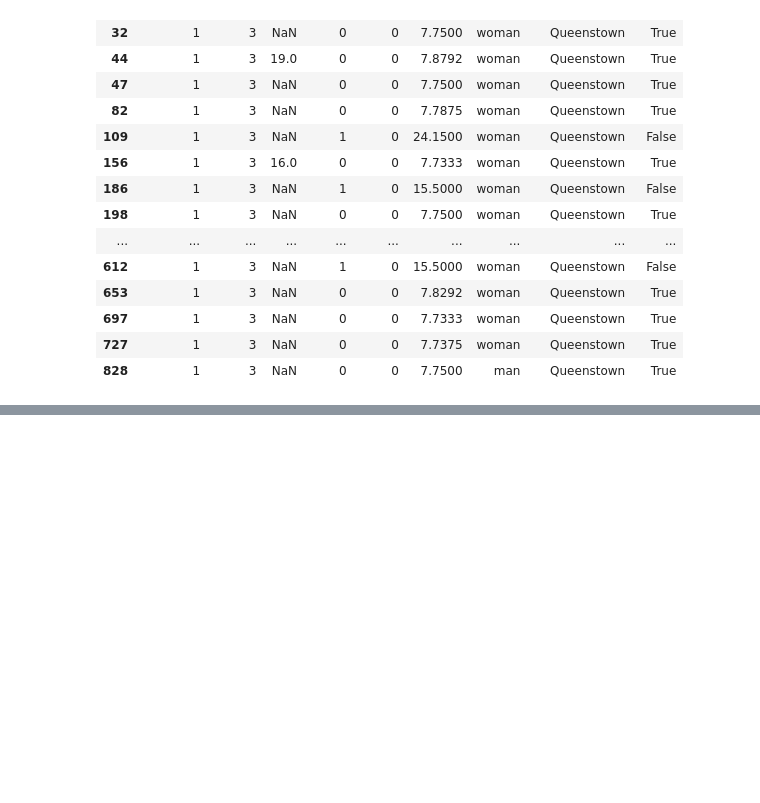
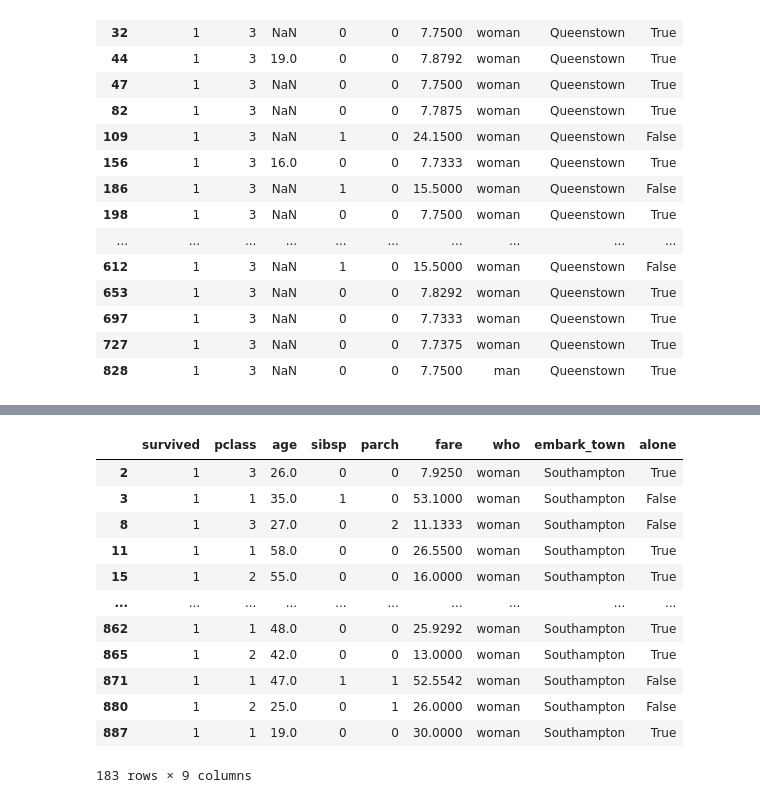
Before and after one commit to kinnhyunju/KDT, a Jupyter notebook: EX_PANDAS06/DAY04/work_김현주.ipynb, the cells around one changed output, grey strips where cells are left out. Cells and saved outputs as stored; diff of their text form; code cells hidden in the pictures; blank space fills up the shorter version.

```diff
--- a/EX_PANDAS06/DAY04/work_김현주.ipynb
+++ b/EX_PANDAS06/DAY04/work_김현주.ipynb
@@ -260,0 +270,17 @@ titDF[(titDF['survived']==1)&(titDF['embark_town']=='Queenstown')]
+# %%
+# Southampton 탑승 성인 생존자 : 183명
+titDF[(titDF['survived']==1)&(titDF['embark_town']=='Southampton')& ~(titDF['who']=='child')]
+# %% [output]
+|  | survived | pclass | age | sibsp | parch | fare | who | embark_town | alone |
+| 2 | 1 | 3 | 26.0 | 0 | 0 | 7.9250 | woman | Southampton | True |
+| 3 | 1 | 1 | 35.0 | 1 | 0 | 53.1000 | woman | Southampton | False |
+| 8 | 1 | 3 | 27.0 | 0 | 2 | 11.1333 | woman | Southampton | False |
+| 11 | 1 | 1 | 58.0 | 0 | 0 | 26.5500 | woman | Southampton | True |
+| 15 | 1 | 2 | 55.0 | 0 | 0 | 16.0000 | woman | Southampton | True |
+| ... | ... | ... | ... | ... | ... | ... | ... | ... | ... |
+| 862 | 1 | 1 | 48.0 | 0 | 0 | 25.9292 | woman | Southampton | True |
+| 865 | 1 | 2 | 42.0 | 0 | 0 | 13.0000 | woman | Southampton | True |
+| 871 | 1 | 1 | 47.0 | 1 | 1 | 52.5542 | woman | Southampton | False |
+| 880 | 1 | 2 | 25.0 | 0 | 1 | 26.0000 | woman | Southampton | False |
+| 887 | 1 | 1 | 19.0 | 0 | 0 | 30.0000 | woman | Southampton | True |
+183 rows × 9 columns
```
Also changed, not shown: parts of 13 cells of this notebook.
